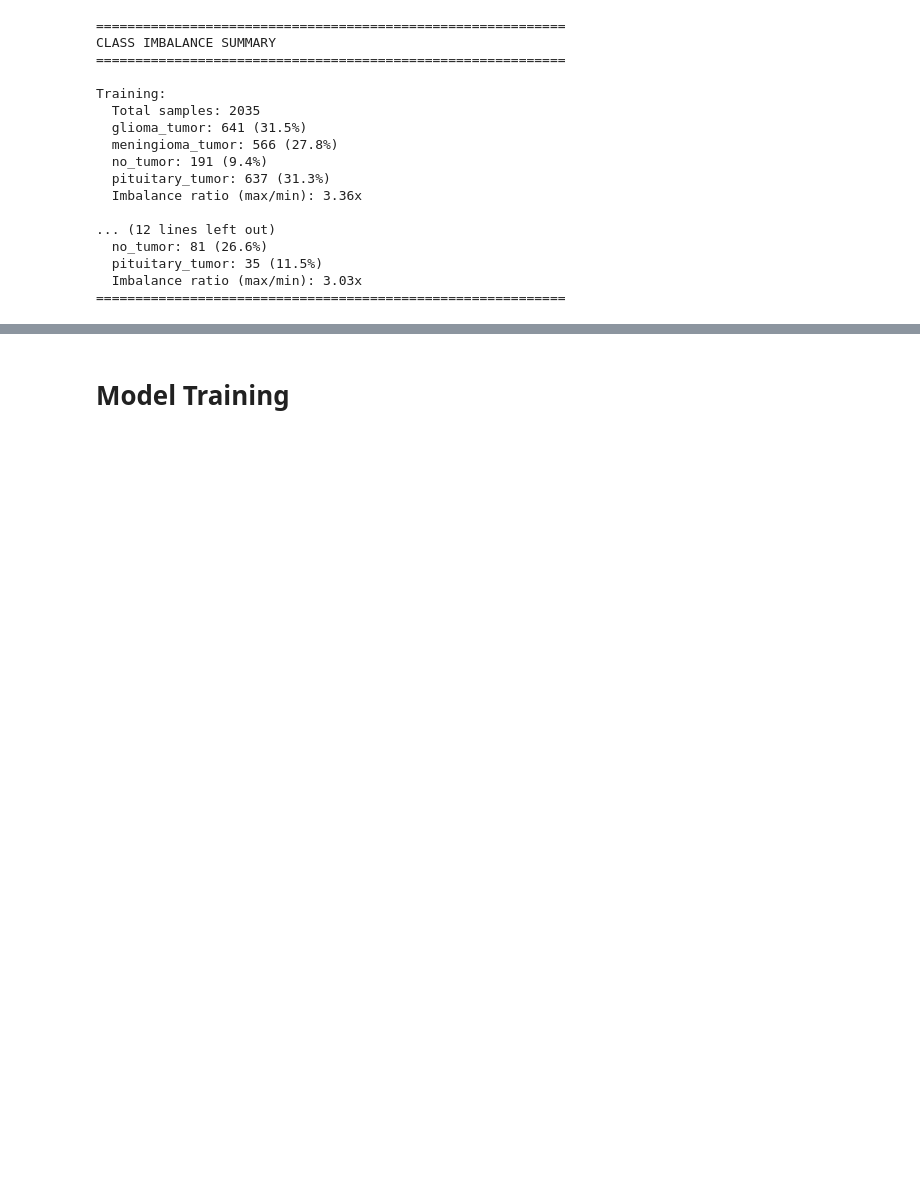
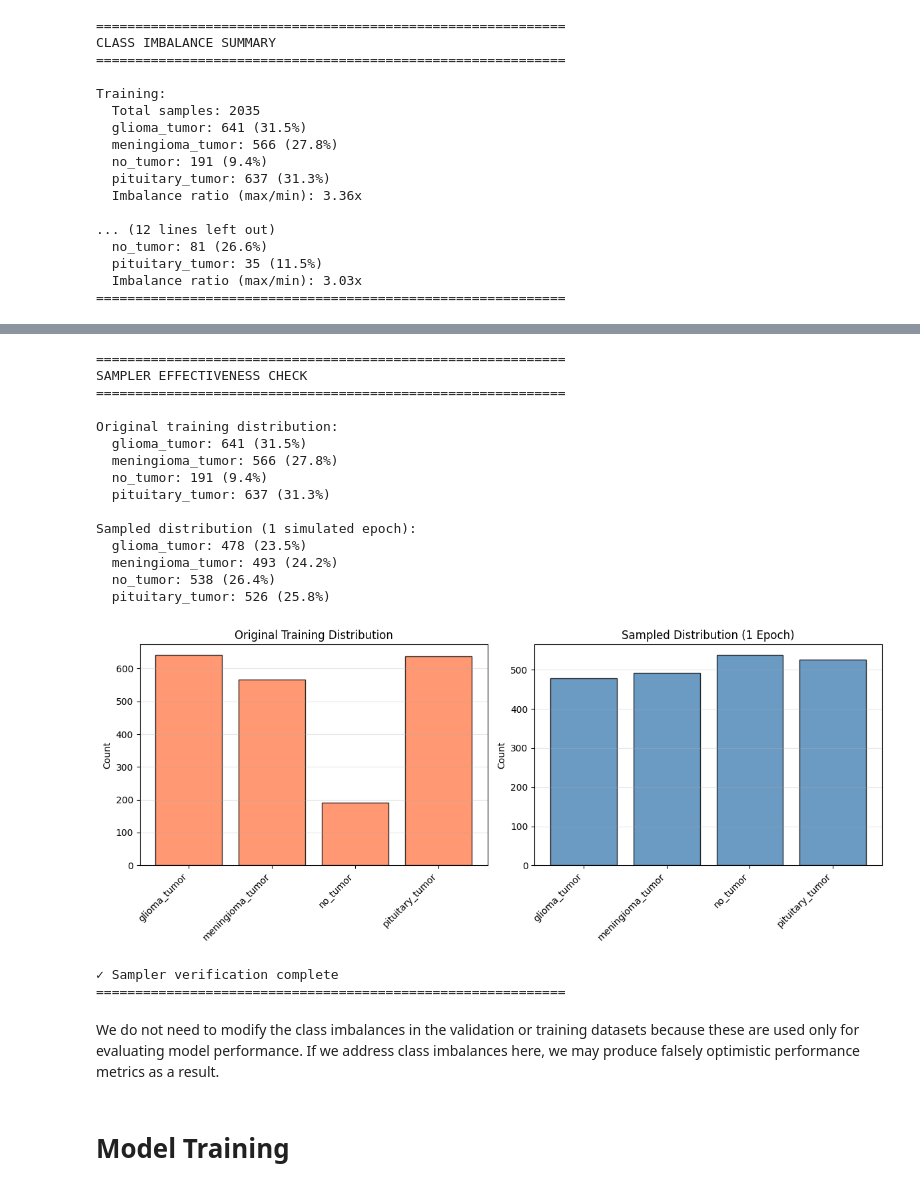
Before and after one commit to zkhechadoorian/mri-brain-tumor-classification, a Jupyter notebook: notebooks/03_train_model.ipynb, the cells around one changed output, grey strips where cells are left out. Saved outputs shown, nothing was run; the diff lists cells and outputs as text; code cells hidden in the pictures; blank space fills up the shorter version.

Commit message:
Add class imbalance handling with WeightedRandomSampler and visualization

```diff
--- a/notebooks/03_train_model.ipynb
+++ b/notebooks/03_train_model.ipynb
@@ -319,3 +357,70 @@ Training:
+# %%
+# Verify sampler effectiveness - simulate one epoch
+print("\n" + "="*60)
+print("SAMPLER EFFECTIVENESS CHECK")
+print("="*60)
+
+# Original distribution
+print("\nOriginal training distribution:")
+for i, (name, count) in enumerate(zip(train_ds.classes, class_counts)):
+    pct = 100 * count / len(train_ds)
+    print(f"  {name}: {count} ({pct:.1f}%)")
+
+# Simulated sampling (one epoch)
+sampled_indices = list(iter(train_sampler))
+sampled_labels = [train_ds.targets[i] for i in sampled_indices]
+sampled_counts = np.bincount(sampled_labels)
+
+print("\nSampled distribution (1 simulated epoch):")
+for i, (name, count) in enumerate(zip(train_ds.classes, sampled_counts)):
+    pct = 100 * count / len(sampled_indices)
+    print(f"  {name}: {count} ({pct:.1f}%)")
+
+# Visualize comparison
+fig, (ax1, ax2) = plt.subplots(1, 2, figsize=(12, 5))
+
+# Original
+ax1.bar(range(len(class_counts)), class_counts, color='coral', edgecolor='black', alpha=0.8)
+ax1.set_xticks(range(len(train_ds.classes)))
+ax1.set_xticklabels(train_ds.classes, rotation=45, ha='right')
+ax1.set_ylabel('Count')
+ax1.set_title('Original Training Distribution')
+ax1.grid(axis='y', alpha=0.3)
+
+# Sampled
+ax2.bar(range(len(sampled_counts)), sampled_counts, color='steelblue', edgecolor='black', alpha=0.8)
+ax2.set_xticks(range(len(train_ds.classes)))
+ax2.set_xticklabels(train_ds.classes, rotation=45, ha='right')
+ax2.set_ylabel('Count')
+ax2.set_title('Sampled Distribution (1 Epoch)')
+ax2.grid(axis='y', alpha=0.3)
+
+plt.tight_layout()
+plt.show()
+
+print("\n✓ Sampler verification complete")
+print("="*60)
+# %% [output]
+============================================================
+SAMPLER EFFECTIVENESS CHECK
+============================================================
+
+Original training distribution:
+  glioma_tumor: 641 (31.5%)
+  meningioma_tumor: 566 (27.8%)
+  no_tumor: 191 (9.4%)
+  pituitary_tumor: 637 (31.3%)
+
+Sampled distribution (1 simulated epoch):
+  glioma_tumor: 478 (23.5%)
+  meningioma_tumor: 493 (24.2%)
+  no_tumor: 538 (26.4%)
+  pituitary_tumor: 526 (25.8%)
+[figure, added]
+✓ Sampler verification complete
+============================================================
+# %% [markdown]
+We do not need to modify the class imbalances in the validation or training datasets because these are used only for evaluating model performance. If we address class imbalances here, we may produce falsely optimistic performance metrics as a result.
 # %% [markdown]
 # Model Training
 # %% [markdown]
```
Also changed, not shown: parts of 2 cells of this notebook.
